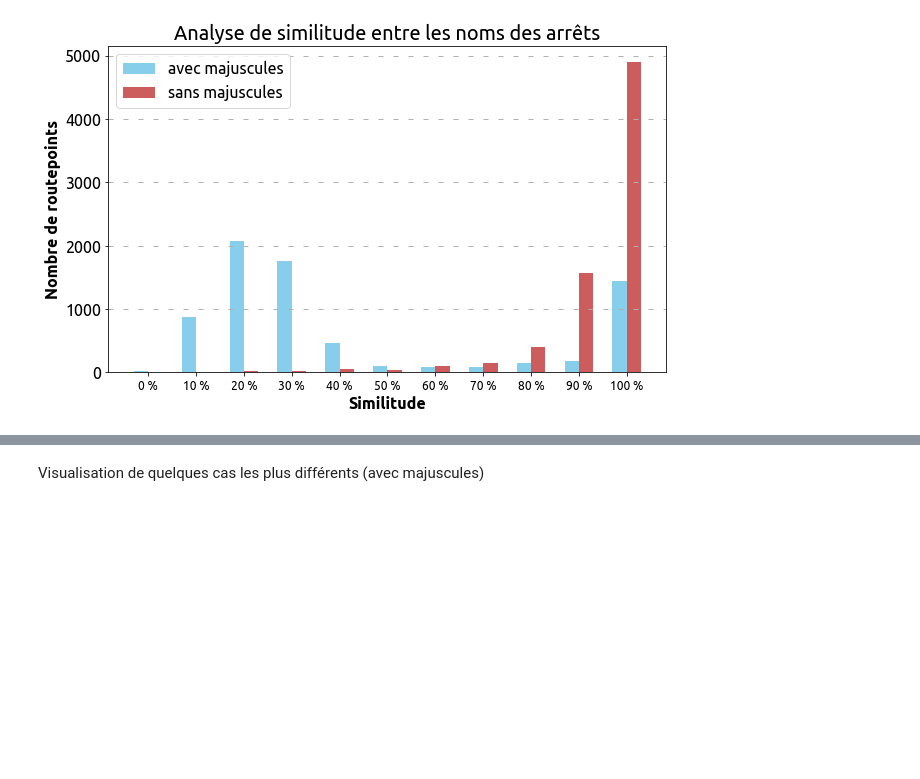
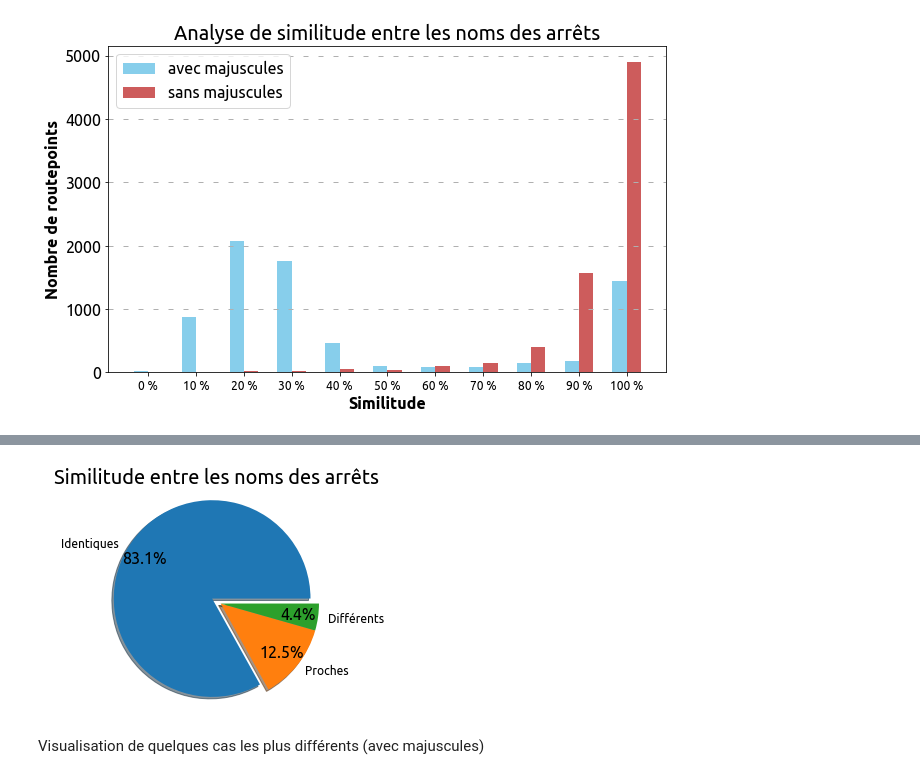
Before and after one commit to Jungle-Bus/ref-fr-STIF, a Jupyter notebook: audit_routepoints/idf_audit_quali.ipynb, the cells around one changed output, grey strips where cells are left out. Cells and saved outputs as stored; diff of their text form; code cells hidden in the pictures; blank space fills up the shorter version.

```diff
--- a/audit_routepoints/idf_audit_quali.ipynb
+++ b/audit_routepoints/idf_audit_quali.ipynb
@@ -207,3 +245,15 @@ plt.savefig('audit_images/12_routepoints_name_mapping_double_barchart.png', bbox
+# %%
+fig1, ax1 = plt.subplots()
+plt.rcParams['font.size'] = 16
+
+ax1.set_title('Similitude entre les noms des arrêts')
+ax1.pie(sizes_lower, explode=explode, labels=labels, autopct='%1.1f%%',
+        shadow=True, startangle=0, pctdistance=0.8)
+ax1.axis('equal')  # Equal aspect ratio ensures that pie is drawn as a circle.
+
+plt.savefig('audit_images/12_routepoints_name_mapping_pie_lower.png', bbox_inches='tight')
+# %% [output]
+[figure, added]
 # %% [markdown]
 Visualisation de quelques cas les plus différents (avec majuscules)
 # %%
```
Also changed, not shown: parts of 8 cells of this notebook, 2 other files.
